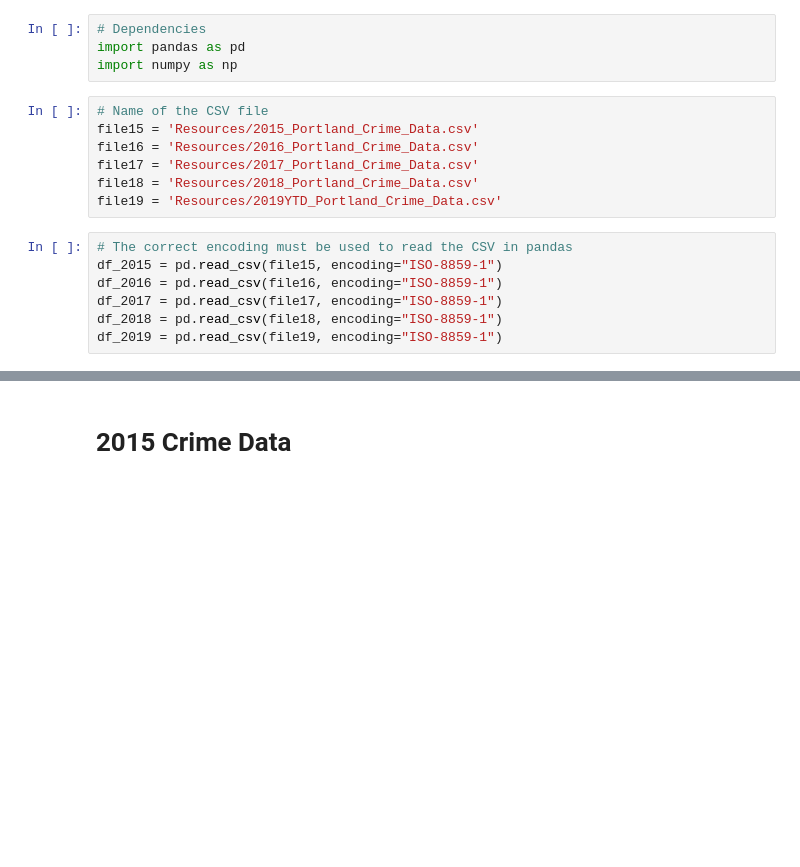
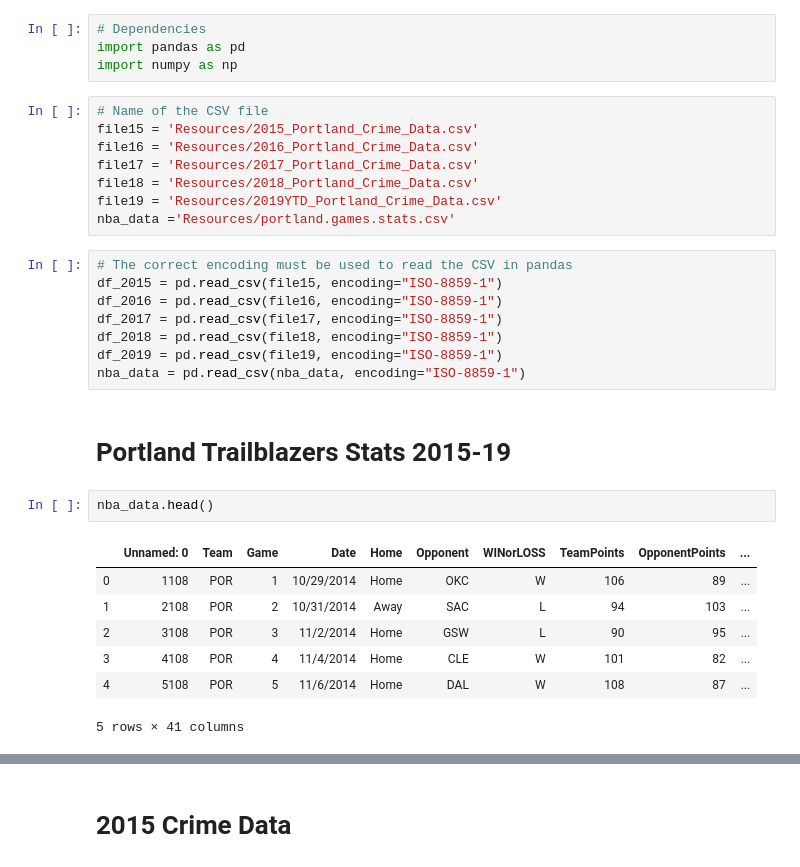
Before and after one commit to shaymusmc/Crime_TrailBlazers, a Jupyter notebook: Project_Crime_Merge.ipynb, the cells around one changed output, grey strips where cells are left out. Cells and saved outputs as stored; diff of their text form; blank space fills up the shorter version.

```diff
--- a/Project_Crime_Merge.ipynb
+++ b/Project_Crime_Merge.ipynb
@@ -9,6 +9,7 @@ file16 = 'Resources/2016_Portland_Crime_Data.csv'
 file17 = 'Resources/2017_Portland_Crime_Data.csv'
 file18 = 'Resources/2018_Portland_Crime_Data.csv'
 file19 = 'Resources/2019YTD_Portland_Crime_Data.csv'
+nba_data ='Resources/portland.games.stats.csv'
 # %%
 # The correct encoding must be used to read the CSV in pandas
 df_2015 = pd.read_csv(file15, encoding="ISO-8859-1")
@@ -16,3 +17,16 @@ df_2016 = pd.read_csv(file16, encoding="ISO-8859-1")
 df_2017 = pd.read_csv(file17, encoding="ISO-8859-1")
 df_2018 = pd.read_csv(file18, encoding="ISO-8859-1")
 df_2019 = pd.read_csv(file19, encoding="ISO-8859-1")
+nba_data = pd.read_csv(nba_data, encoding="ISO-8859-1")
+# %% [markdown]
+# Portland Trailblazers Stats 2015-19
+# %%
+nba_data.head()
+# %% [output]
+|  | Unnamed: 0 | Team | Game | Date | Home | Opponent | WINorLOSS | TeamPoints | OpponentPoints | ... |
+| 0 | 1108 | POR | 1 | 10/29/2014 | Home | OKC | W | 106 | 89 | ... |
+| 1 | 2108 | POR | 2 | 10/31/2014 | Away | SAC | L | 94 | 103 | ... |
+| 2 | 3108 | POR | 3 | 11/2/2014 | Home | GSW | L | 90 | 95 | ... |
+| 3 | 4108 | POR | 4 | 11/4/2014 | Home | CLE | W | 101 | 82 | ... |
+| 4 | 5108 | POR | 5 | 11/6/2014 | Home | DAL | W | 108 | 87 | ... |
+5 rows × 41 columns
```
Also changed, not shown: parts of 11 cells of this notebook.
